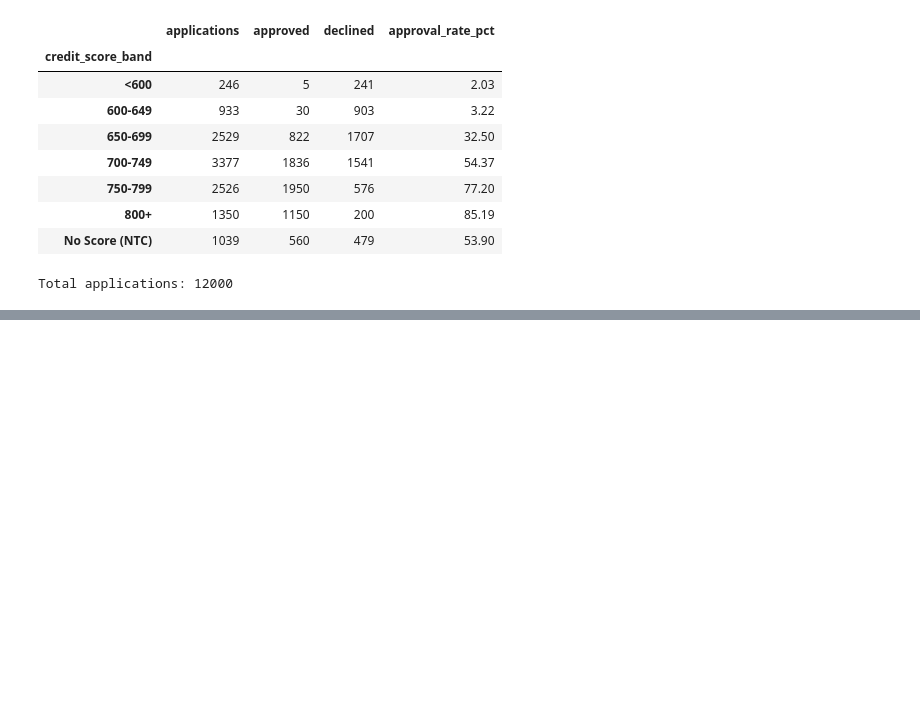
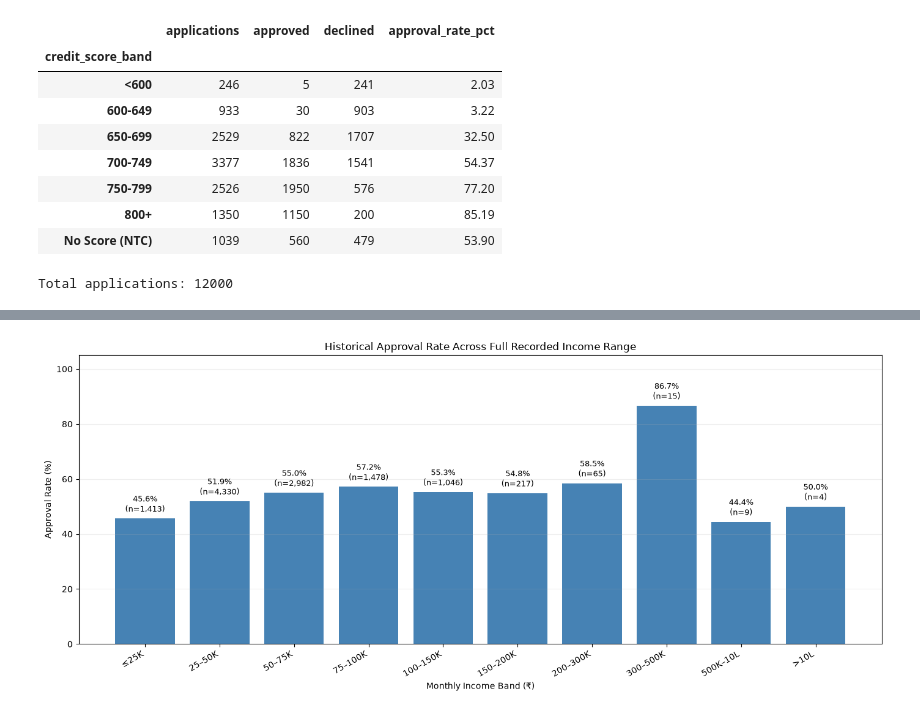
Before and after one commit to harshithkatta04-blip/credit-prescreening-ml, a Jupyter notebook: notebooks/01_credit_prescreening.ipynb, the cells around one changed output, grey strips where cells are left out. Saved outputs shown, nothing was run; the diff lists cells and outputs as text; code cells hidden in the pictures; blank space fills up the shorter version.

```diff
--- a/notebooks/01_credit_prescreening.ipynb
+++ b/notebooks/01_credit_prescreening.ipynb
@@ -1347,0 +1605,80 @@ Total applications: 12000
+# %%
+
+# Full income range, including extreme values
+
+income_bins = [
+    0, 25000, 50000, 75000, 100000,
+    150000, 200000, 300000, 500000,
+    1000000, float("inf")
+]
+
+income_labels = [
+    "≤25K", "25–50K", "50–75K", "75–100K",
+    "100–150K", "150–200K", "200–300K",
+    "300–500K", "500K–10L", ">10L"
+]
+
+income_eda = df_52.copy()
+
+income_eda["income_band"] = pd.cut(
+    income_eda["monthly_income"],
+    bins=income_bins,
+    labels=income_labels,
+    include_lowest=True
+)
+
+income_summary = (
+    income_eda.groupby("income_band", observed=False)["decision"]
+    .agg(
+        applications="size",
+        approved=lambda x: (x == "Approved").sum()
+    )
+)
+
+income_summary["approval_rate_pct"] = (
+    income_summary["approved"]
+    .div(income_summary["applications"].replace(0, float("nan")))
+    .mul(100)
+)
+
+fig, ax = plt.subplots(figsize=(14, 6))
+
+bars = ax.bar(
+    range(len(income_summary)),
+    income_summary["approval_rate_pct"].fillna(0),
+    color="steelblue"
+)
+
+for bar, (_, row) in zip(bars, income_summary.iterrows()):
+    if row["applications"] == 0:
+        label = "No data"
+    else:
+        label = (
+            f'{row["approval_rate_pct"]:.1f}%\n'
+            f'(n={int(row["applications"]):,})'
+        )
+
+    ax.annotate(
+        label,
+        (bar.get_x() + bar.get_width()/2, bar.get_height()),
+        ha="center",
+        va="bottom",
+        fontsize=9,
+        xytext=(0, 5),
+        textcoords="offset points"
+    )
+
+ax.set_xticks(range(len(income_summary)))
+ax.set_xticklabels(income_labels, rotation=30, ha="right")
+ax.set_ylim(0, 105)
+ax.set_title("Historical Approval Rate Across Full Recorded Income Range")
+ax.set_xlabel("Monthly Income Band (₹)")
+ax.set_ylabel("Approval Rate (%)")
+ax.grid(axis="y", alpha=0.2)
+
+plt.tight_layout()
+plt.show()
+
+display(income_summary)
+# %% [output]
+[figure, added]
```
Also changed, not shown: parts of 67 cells of this notebook, 3 other files.
